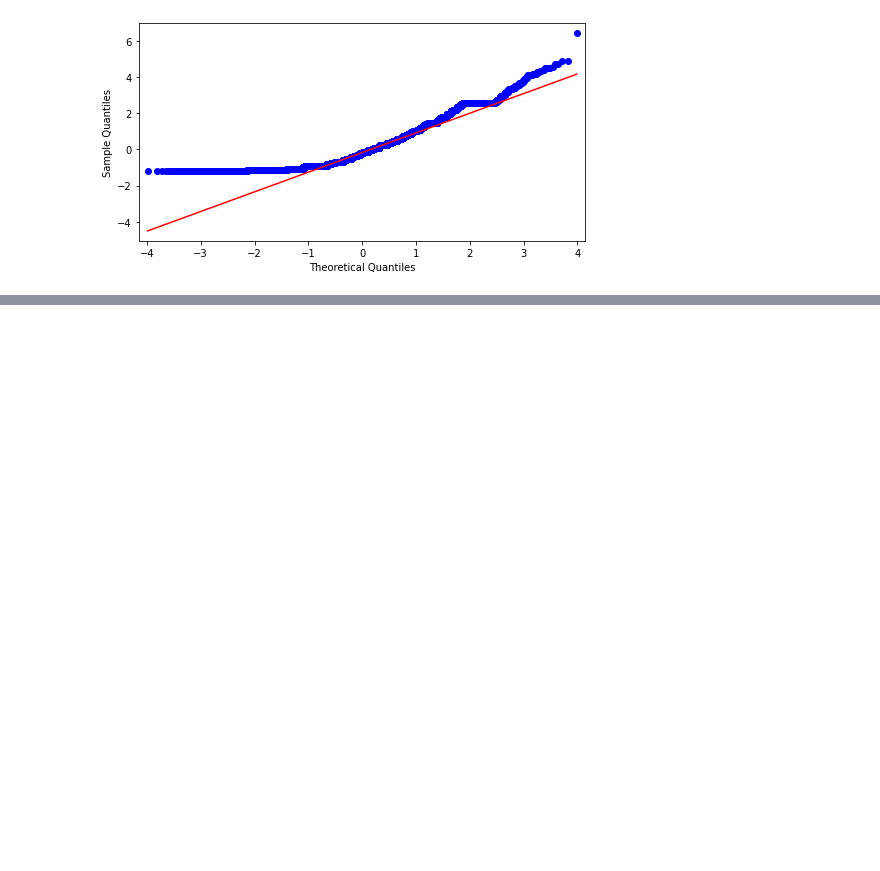
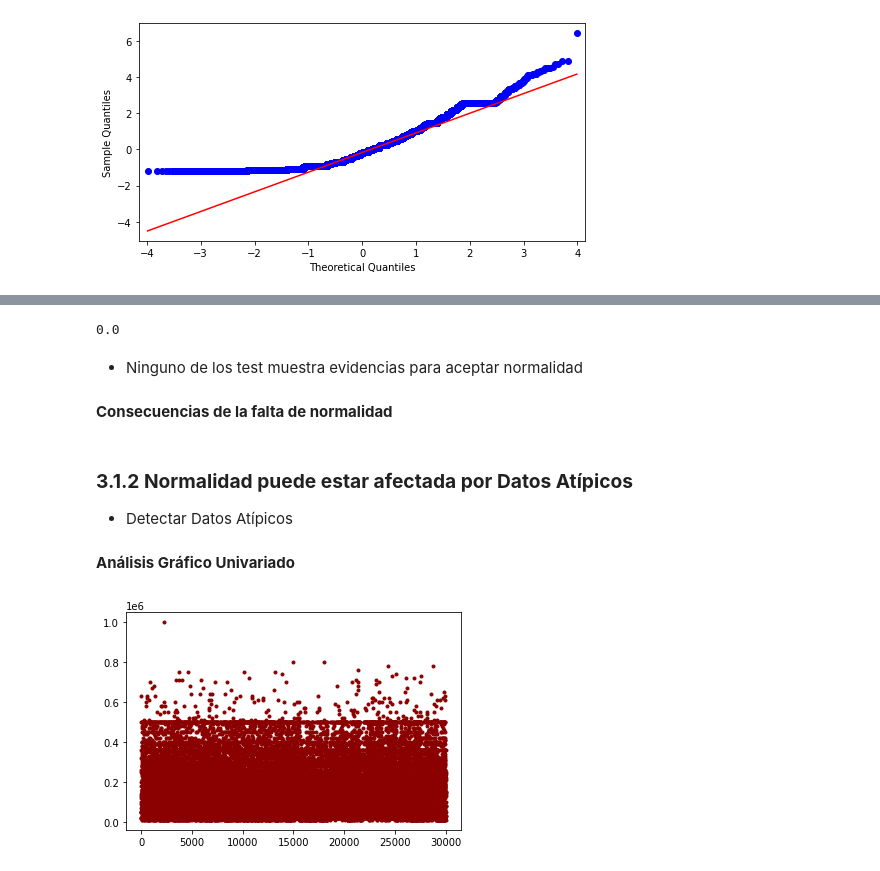
Before and after one commit to Wftorres29/ProyectoBanco, a Jupyter notebook: ProyectoBancowft.ipynb, the cells around one changed output, grey strips where cells are left out. Cells and saved outputs as stored; diff of their text form; code cells hidden in the pictures; blank space fills up the shorter version.

```diff
--- a/ProyectoBancowft.ipynb
+++ b/ProyectoBancowft.ipynb
@@ -350,0 +380,19 @@ sm.qqplot(MontoCredito, fit=True, line="q", ax=ax)
+# %%
+pvalue2
+# %% [output]
+0.0
+# %% [markdown]
+* Ninguno de los test muestra evidencias para aceptar normalidad
+# %% [markdown]
+**Consecuencias de la falta de normalidad**
+# %% [markdown]
+### **3.1.2 Normalidad puede estar afectada por Datos Atípicos**
+
+* Detectar Datos Atípicos
+# %% [markdown]
+**Análisis Gráfico Univariado**
+# %%
+plt.plot(MontoCredito, ".",color="darkred")
+plt.show()
+# %% [output]
+[figure, added]
```
Also changed, not shown: parts of 52 cells of this notebook.
